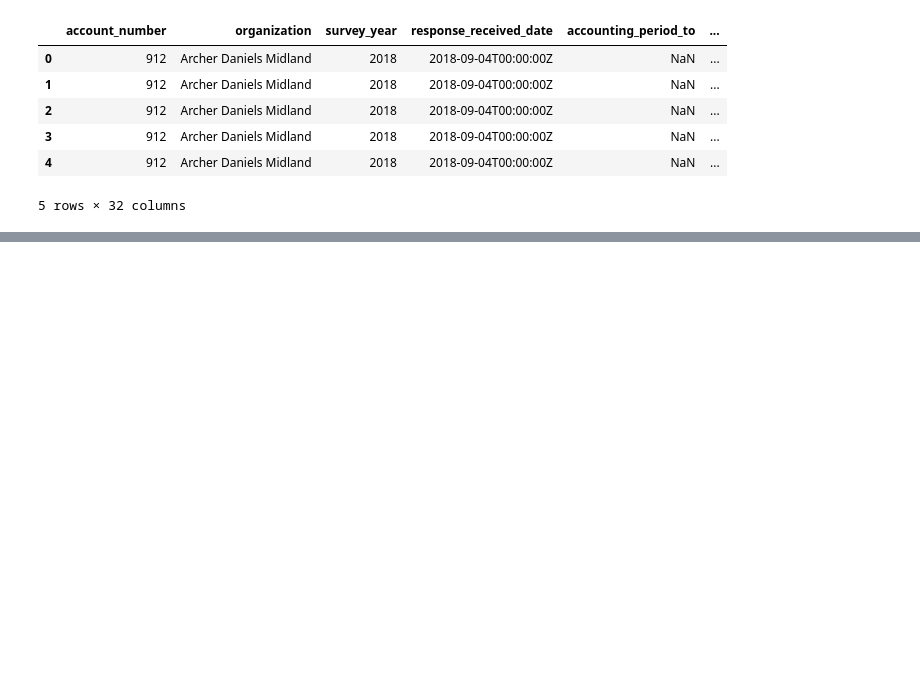
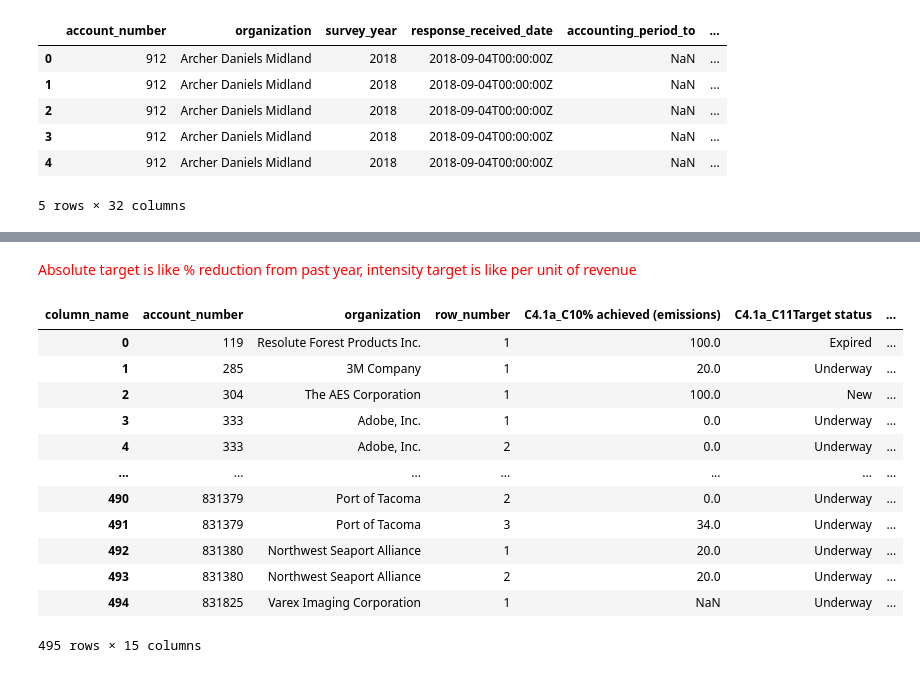
Before and after one commit to jenni4j/Climate_Dreamer_Pros, a Jupyter notebook: corporations_cc.ipynb, the cells around one changed output, grey strips where cells are left out. Drawn from its saved outputs; the diff is of its cells as text; code cells hidden in the pictures; blank space fills up the shorter version.

```diff
--- a/corporations_cc.ipynb
+++ b/corporations_cc.ipynb
@@ -61,0 +168,27 @@ corps_cc_full.head()
+# %% [markdown]
+<span style="color:red">Absolute target is like % reduction from past year, intensity target is like per unit of revenue</span>
+# %%
+#(C4.1a) Provide details of your absolute emissions target(s) and progress made against those targets.
+
+corps_cc_df_4_1a = corps_cc_df[corps_cc_df['question_number'] == 'C4.1a']
+corps_cc_df_4_1a = corps_cc_df_4_1a[corps_cc_df_4_1a['response_value'].notnull()]
+
+corps_cc_df_4_1a = corps_cc_df_4_1a.pivot_table(index=['account_number', 'organization', 'row_number'],
+                                     columns='column_name',
+                                     values='response_value',
+                                     aggfunc=lambda x: ' '.join(x)).reset_index()
+corps_cc_df_4_1a
+# %% [output]
+| column_name | account_number | organization | row_number | C4.1a_C10% achieved (emissions) | C4.1a_C11Target status | ... |
+| 0 | 119 | Resolute Forest Products Inc. | 1 | 100.0 | Expired | ... |
+| 1 | 285 | 3M Company | 1 | 20.0 | Underway | ... |
+| 2 | 304 | The AES Corporation | 1 | 100.0 | New | ... |
+| 3 | 333 | Adobe, Inc. | 1 | 0.0 | Underway | ... |
+| 4 | 333 | Adobe, Inc. | 2 | 0.0 | Underway | ... |
+| ... | ... | ... | ... | ... | ... | ... |
+| 490 | 831379 | Port of Tacoma | 2 | 0.0 | Underway | ... |
+| 491 | 831379 | Port of Tacoma | 3 | 34.0 | Underway | ... |
+| 492 | 831380 | Northwest Seaport Alliance | 1 | 20.0 | Underway | ... |
+| 493 | 831380 | Northwest Seaport Alliance | 2 | 20.0 | Underway | ... |
+| 494 | 831825 | Varex Imaging Corporation | 1 | NaN | Underway | ... |
+495 rows × 15 columns
```
Also changed, not shown: parts of 19 cells of this notebook.
